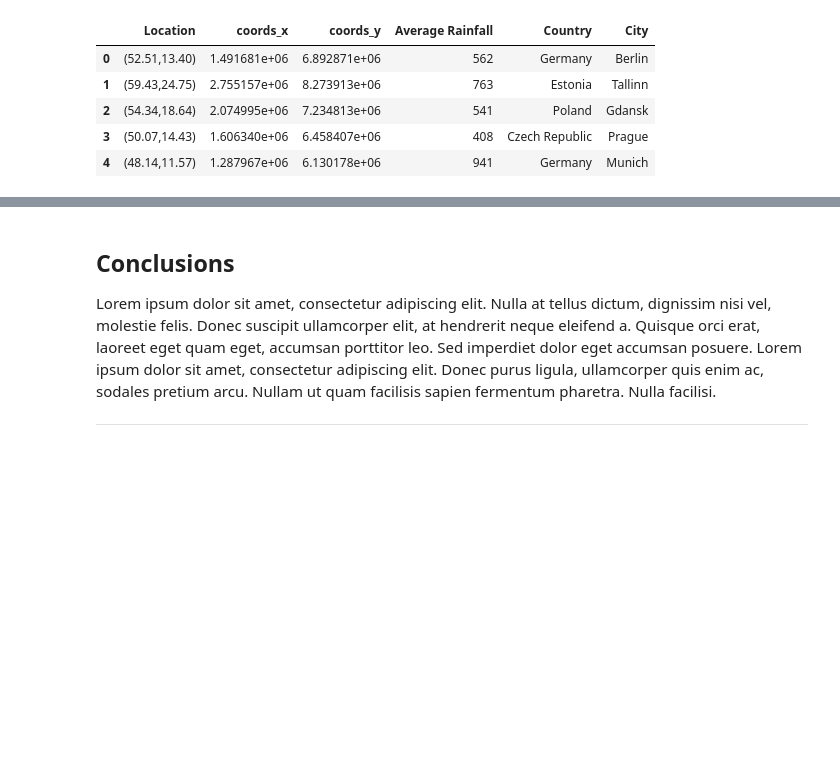
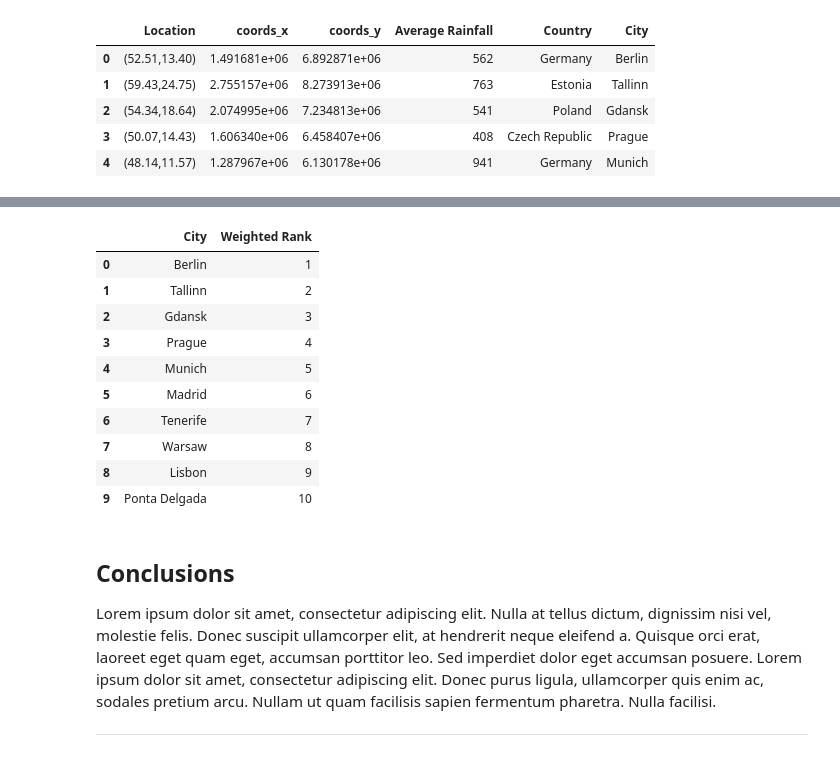
Before and after one commit to gerryk18/retire_at_50, a Jupyter notebook: Where to retire at 50.ipynb, the cells around one changed output, grey strips where cells are left out. Drawn from its saved outputs; the diff is of its cells as text; code cells hidden in the pictures; blank space fills up the shorter version.

```diff
--- a/Where to retire at 50.ipynb
+++ b/Where to retire at 50.ipynb
@@ -214,3 +221,19 @@ Loading BokehJS ...
+# %%
+Best = pd.read_csv('rank.csv',sep=',')
+
+Best.head(10).style.highlight_null(null_color='red')
+# %% [output]
+|  | City | Weighted Rank |
+| 0 | Berlin | 1 |
+| 1 | Tallinn | 2 |
+| 2 | Gdansk | 3 |
+| 3 | Prague | 4 |
+| 4 | Munich | 5 |
+| 5 | Madrid | 6 |
+| 6 | Tenerife | 7 |
+| 7 | Warsaw | 8 |
+| 8 | Lisbon | 9 |
+| 9 | Ponta Delgada | 10 |
 # %% [markdown]
 ## Conclusions<a name="conlusions"></a>
 
```
Also changed, not shown: parts of 3 cells of this notebook.
